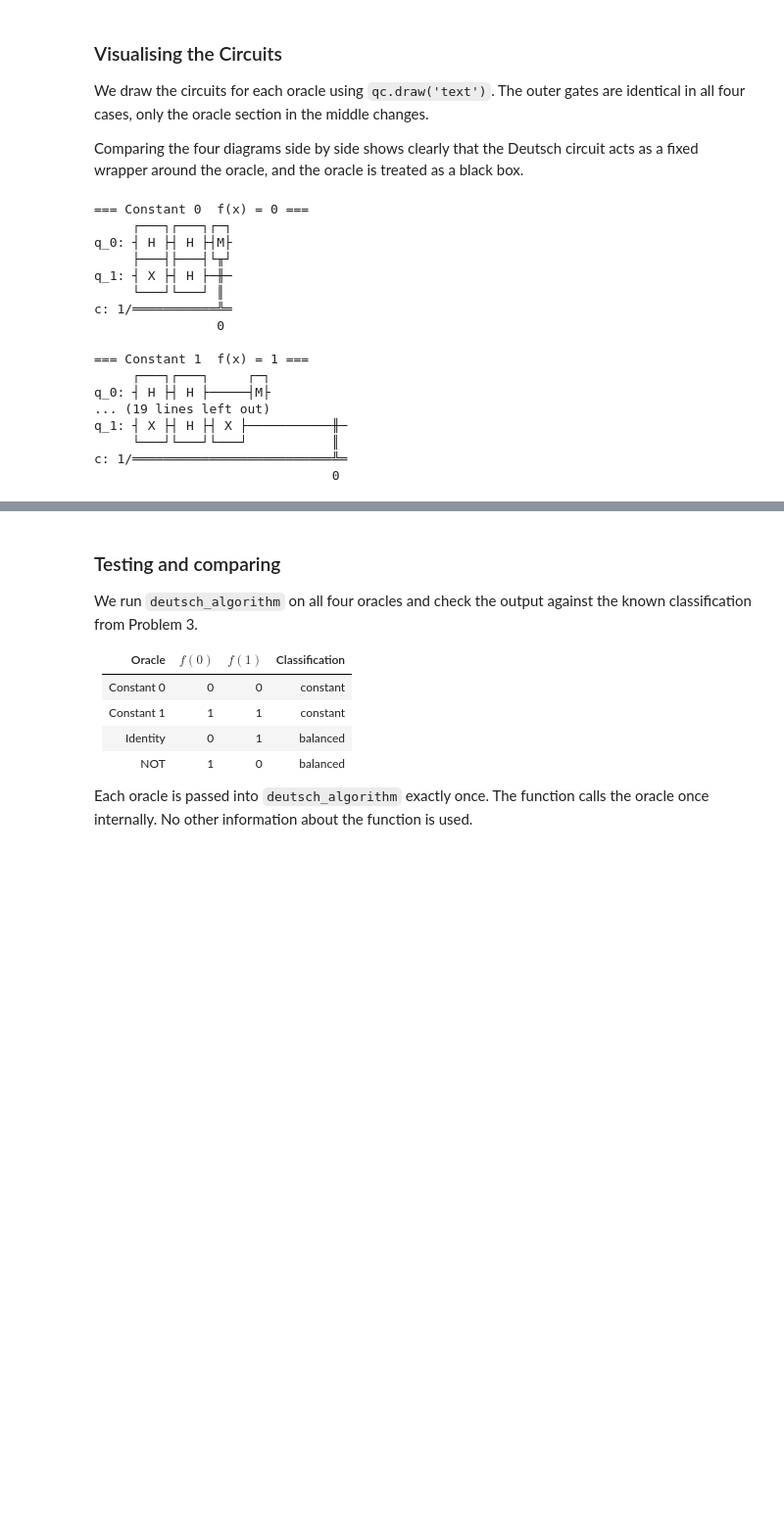
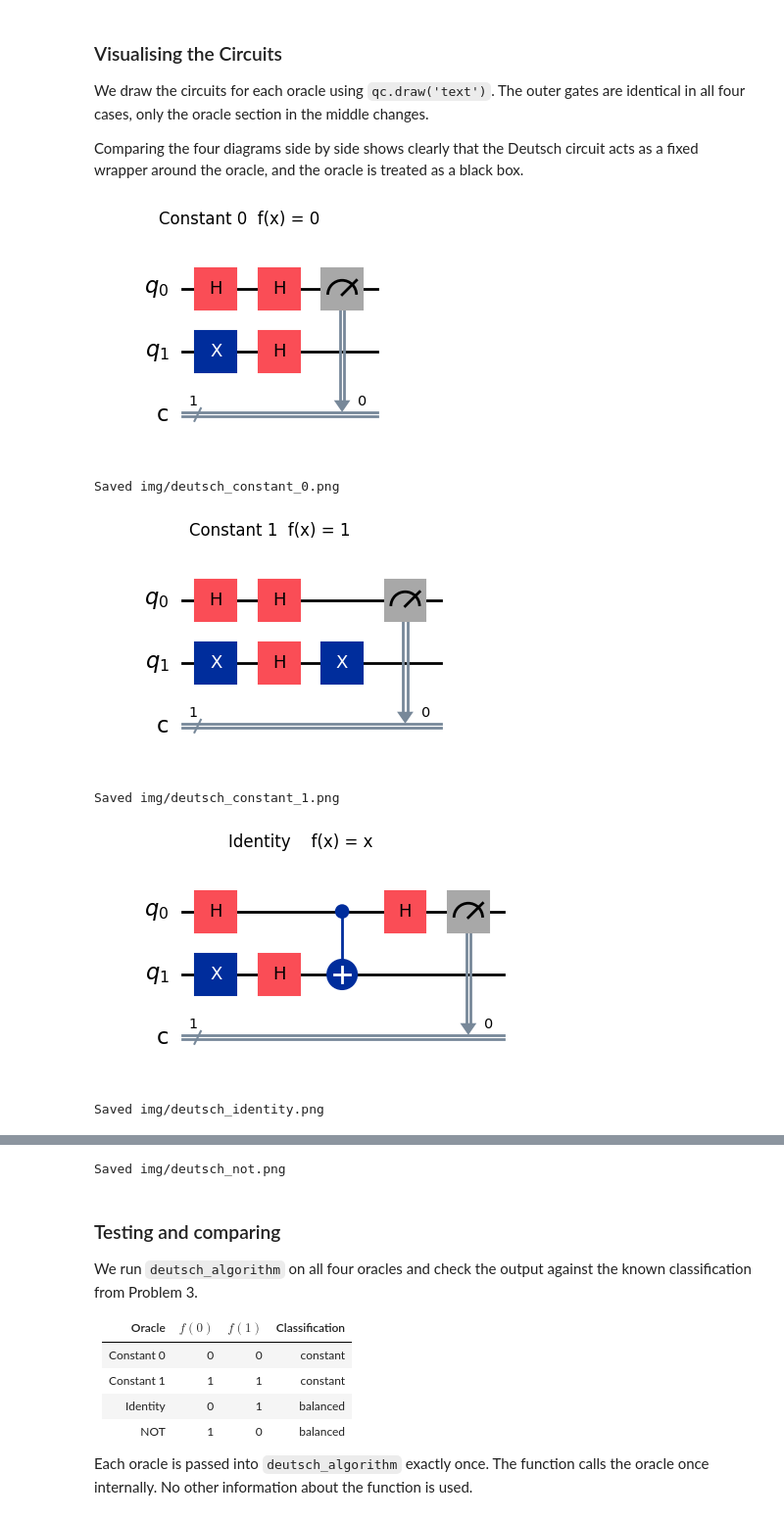
Before and after one commit to StevenDerrig/Emerging-Technologies-Assessment, a Jupyter notebook: problems.ipynb, the cells around one changed output, grey strips where cells are left out. Shown at 98% size. Cells and saved outputs as stored; diff of their text form; code cells hidden in the pictures; blank space fills up the shorter version.

Commit message:
Updated circuit outputs to save as images in /img and removed unused imports

```diff
--- a/problems.ipynb
+++ b/problems.ipynb
@@ -928,32 +930,25 @@ We draw the circuits for each oracle using `qc.draw('text')`. The outer gates ar
 Comparing the four diagrams side by side shows clearly that the Deutsch circuit acts as a fixed wrapper around the oracle, and the oracle is treated as a black box.
 # %%
 oracles_to_draw = [
-    (oracle_constant_0, "Constant 0  f(x) = 0"),
-    (oracle_constant_1, "Constant 1  f(x) = 1"),
-    (oracle_identity,   "Identity    f(x) = x"),
-    (oracle_not,        "NOT         f(x) = ¬x"),
+    (oracle_constant_0, "constant_0", "Constant 0  f(x) = 0"),
+    (oracle_constant_1, "constant_1", "Constant 1  f(x) = 1"),
+    (oracle_identity,   "identity",   "Identity    f(x) = x"),
+    (oracle_not,        "not",         "NOT         f(x) = ¬x"),
 ]
 
-for oracle_fn, label in oracles_to_draw:
+for oracle_fn, slug, label in oracles_to_draw:
     _, qc = deutsch_algorithm(oracle_fn)
-    print(f"=== {label} ===")
-    print(qc.draw('text'))
-    print()
+    fig = qc.draw('mpl')
+    fig.suptitle(label)
+    path = f"img/deutsch_{slug}.png"
+    fig.savefig(path, bbox_inches='tight', dpi=150)
+    display(fig)
+    plt.close(fig)
+    print(f"Saved {path}")
 # %% [output]
+[figure, added]
-=== Constant 0  f(x) = 0 ===
-     ┌───┐┌───┐┌─┐
-q_0: ┤ H ├┤ H ├┤M├
-     ├───┤├───┤└╥┘
-q_1: ┤ X ├┤ H ├─╫─
-     └───┘└───┘ ║
-c: 1/═══════════╩═
-                0
-
-=== Constant 1  f(x) = 1 ===
-     ┌───┐┌───┐     ┌─┐
-q_0: ┤ H ├┤ H ├─────┤M├
-... (19 lines left out)
-q_1: ┤ X ├┤ H ├┤ X ├───────────╫─
-     └───┘└───┘└───┘           ║
-c: 1/══════════════════════════╩═
-                               0
+Saved img/deutsch_constant_0.png
+[figure, added]
+Saved img/deutsch_constant_1.png
+[figure, added]
+Saved img/deutsch_identity.png
@@ -960,3 +956,4 @@ c: 1/═════════════════════════
+Saved img/deutsch_not.png
 # %% [markdown]
 ### Testing and comparing
 
```
Also changed, not shown: parts of 6 cells of this notebook, 8 other files.
